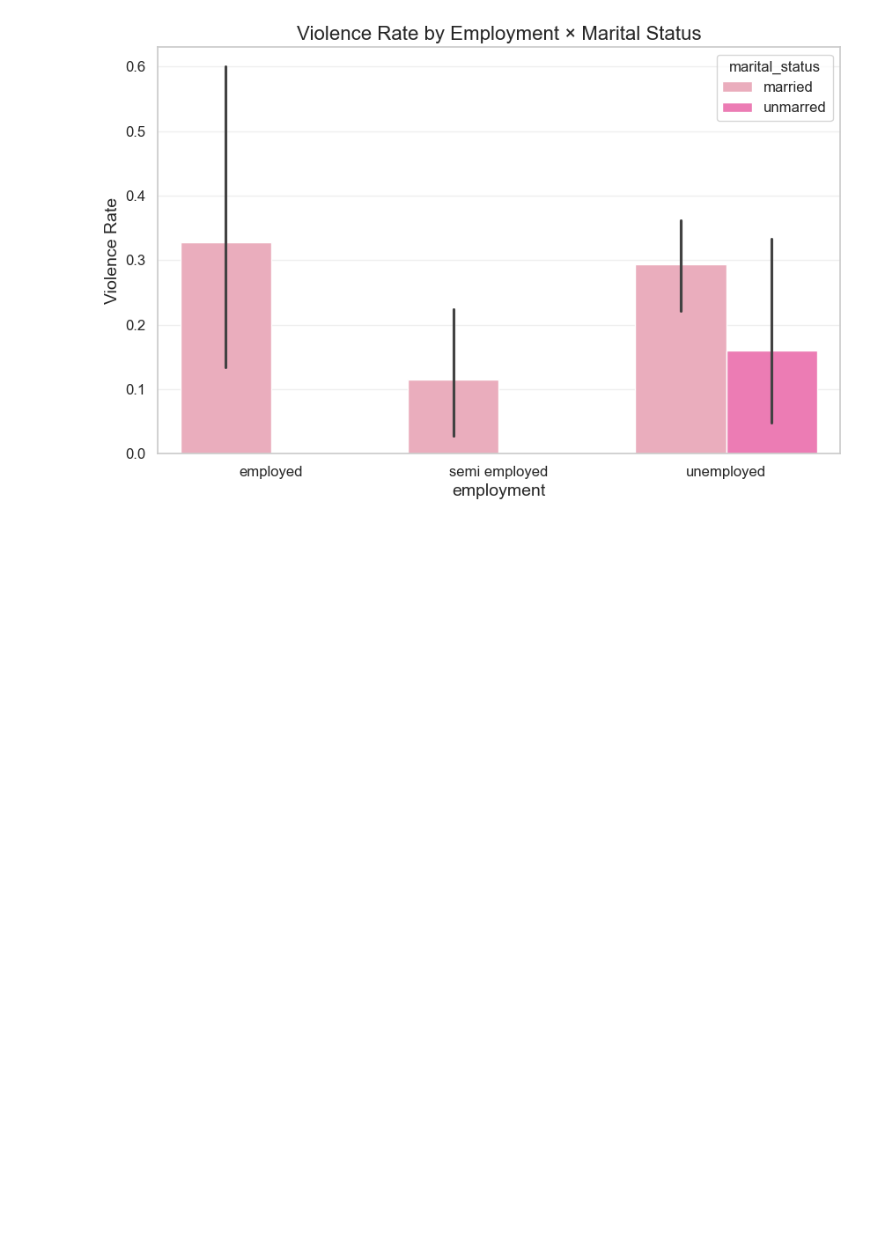
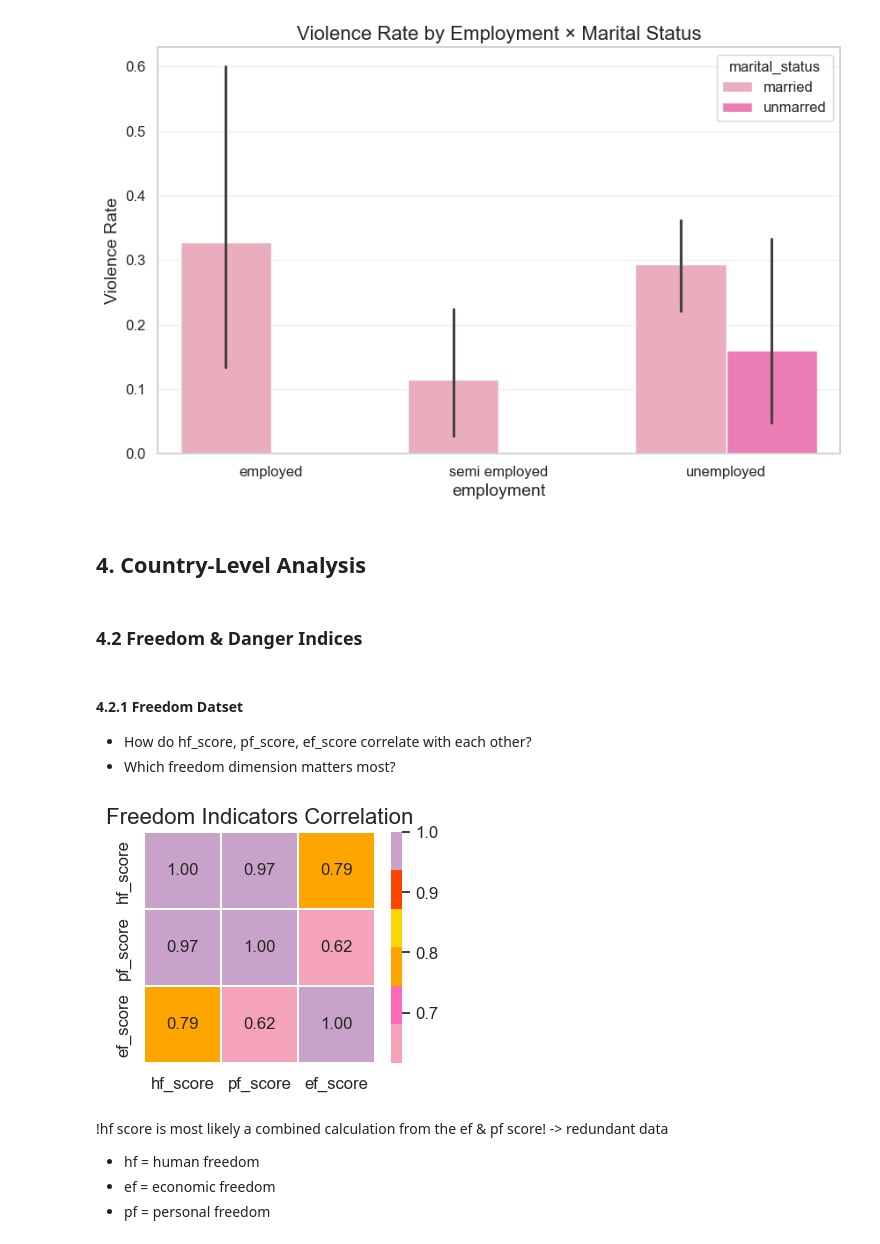
Before and after one commit to mara-pn/Violence-Against-Women-Risk-Prediction-Structural-Determinants-Analysis, a Jupyter notebook: 02_eda.ipynb, the cells around one changed output. Cells and saved outputs as stored; diff of their text form; code cells hidden in the pictures; blank space fills up the shorter version.

```diff
--- a/02_eda.ipynb
+++ b/02_eda.ipynb
@@ -430,3 +432,39 @@ plt.show()
 3        employed       unmarred  secondary           0.00      2     low-risk
 8   semi employed       unmarred  secondary           0.00      7     low-risk
 [figure]
+# %% [markdown]
+## 4. Country-Level Analysis
+# %% [markdown]
+### 4.2 Freedom & Danger Indices
+# %% [markdown]
+#### 4.2.1 Freedom Datset
+
+- How do hf_score, pf_score, ef_score correlate with each other?
+- Which freedom dimension matters most?
+# %%
+# freedom  correlation analysis
+freedom_scores = hfi_df[["hf_score", "pf_score", "ef_score"]]
+
+# corr matrix
+corr_freedom = freedom_scores.corr()
+
+# plt heatmap
+plt.figure(figsize=(4, 3))
+sns.heatmap(
+    corr_freedom,
+    annot=True,
+    cmap=list(colors.values()),
+    fmt=".2f",
+    linewidths=0.3,
+    square=True
+)
+plt.title("Freedom Indicators Correlation")
+plt.show()
+# %% [output]
+[figure, added]
+# %% [markdown]
+!hf score is most likely a combined calculation from the ef & pf score! -> redundant data
+
+- hf = human freedom
+- ef = economic freedom
+- pf = personal freedom
```
Also changed, not shown: parts of 10 cells of this notebook, 1 other file.
